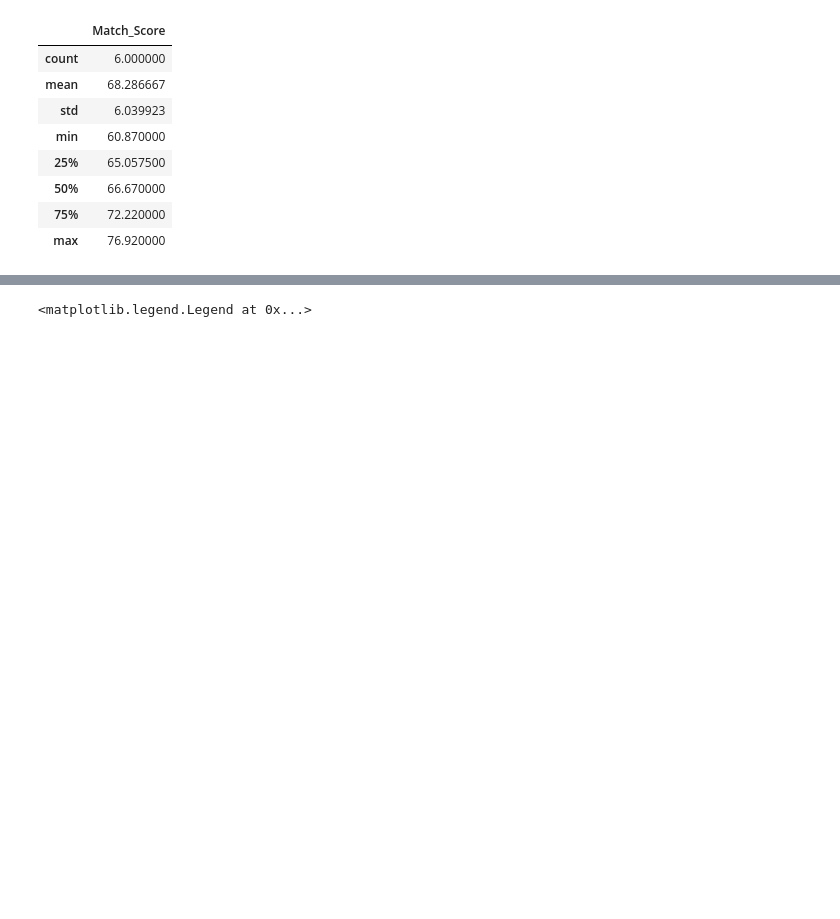
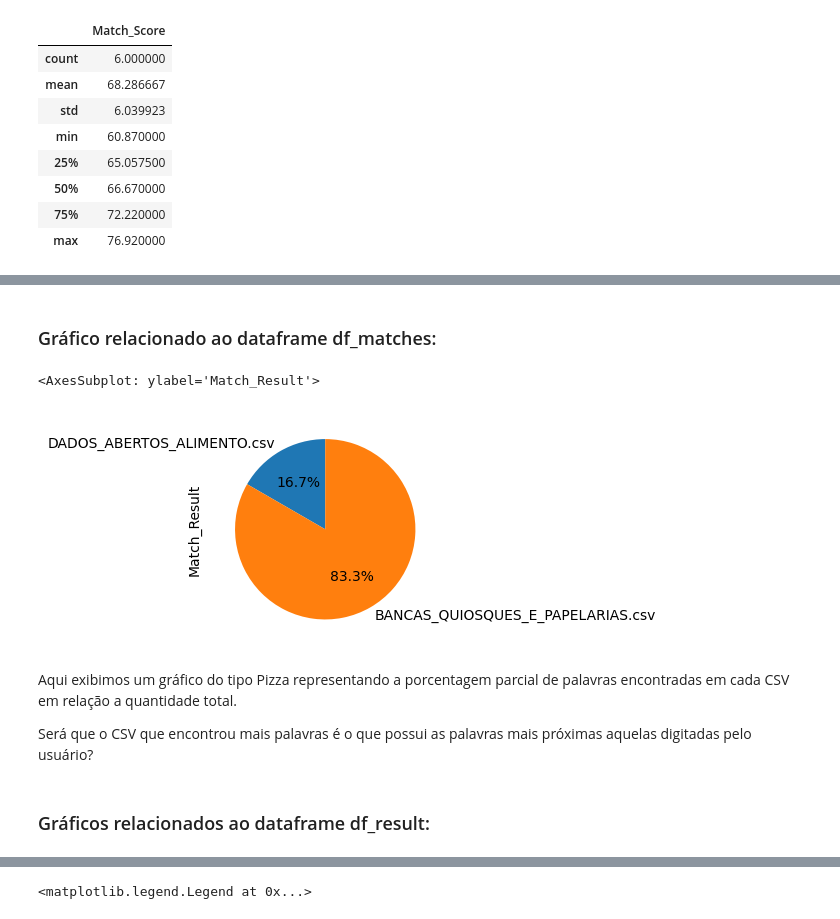
Before and after one commit to ssnivlek/fuzzy_csv_search, a Jupyter notebook: fuzzy_search.ipynb, the cells around one changed output, grey strips where cells are left out. Cells and saved outputs as stored; diff of their text form; code cells hidden in the pictures; blank space fills up the shorter version.

```diff
--- a/fuzzy_search.ipynb
+++ b/fuzzy_search.ipynb
@@ -209,3 +294,17 @@ Index(['Product_Name', 'Brand', 'Match_Score', 'Searched_CSV'], dtype='object')
+# %% [markdown]
+### Gráfico relacionado ao dataframe df_matches:
+# %%
+graphic_match = plt.subplot(121, aspect='equal')
+df_match.plot(kind='pie', y = 'Match_Result', ax=graphic_match, autopct='%1.1f%%',startangle=90,labels=df_match['Searched_CSV'], legend = False)
+# %% [output]
+<AxesSubplot: ylabel='Match_Result'>
+[figure, added]
+# %% [markdown]
+Aqui exibimos um gráfico do tipo Pizza representando a porcentagem parcial de palavras encontradas em cada CSV em relação a quantidade total.
+
+Será que o CSV que encontrou mais palavras é o que possui as palavras mais próximas aquelas digitadas pelo usuário?
+# %% [markdown]
+### Gráficos relacionados ao dataframe df_result:
 # %%
 sns.displot(df_result['Match_Score'],kde=True)
 # %% [output]
```
Also changed, not shown: parts of 50 cells of this notebook, 1 other file.
